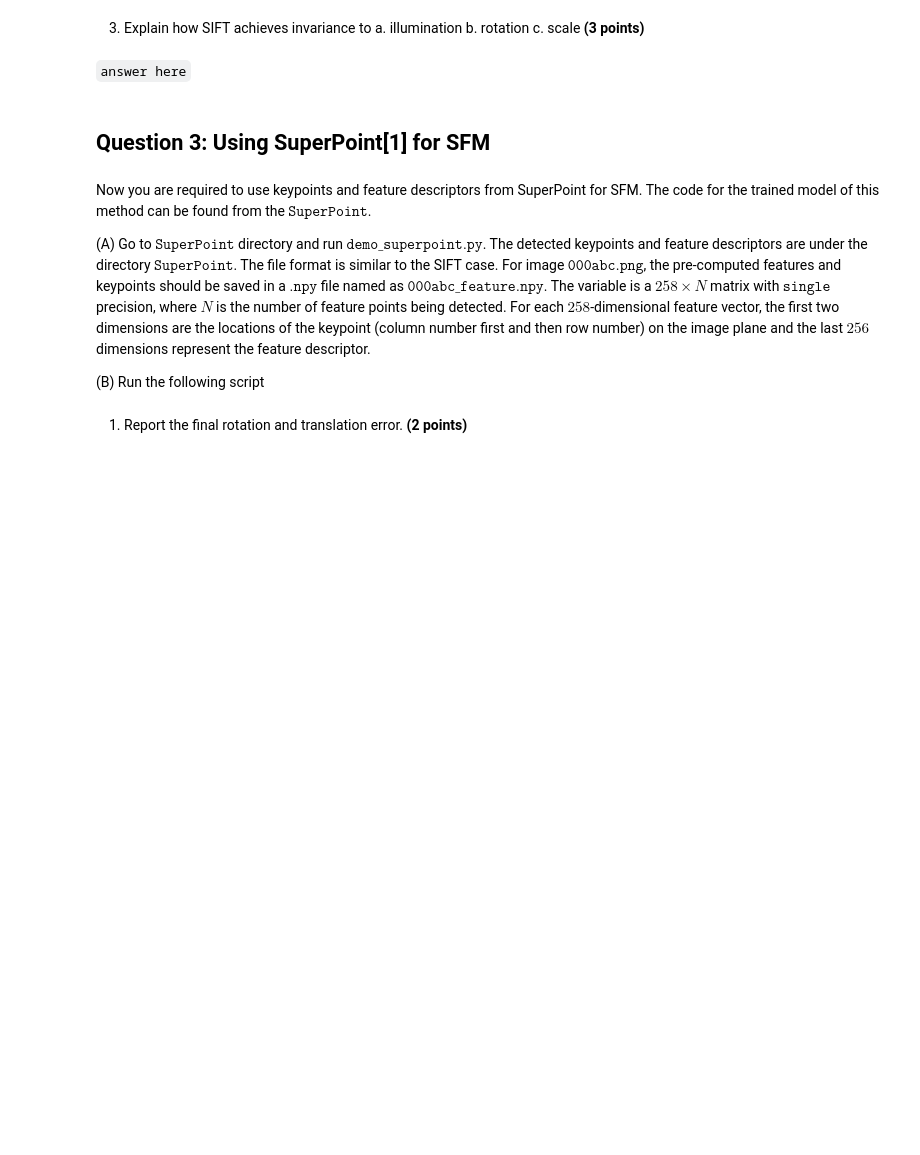
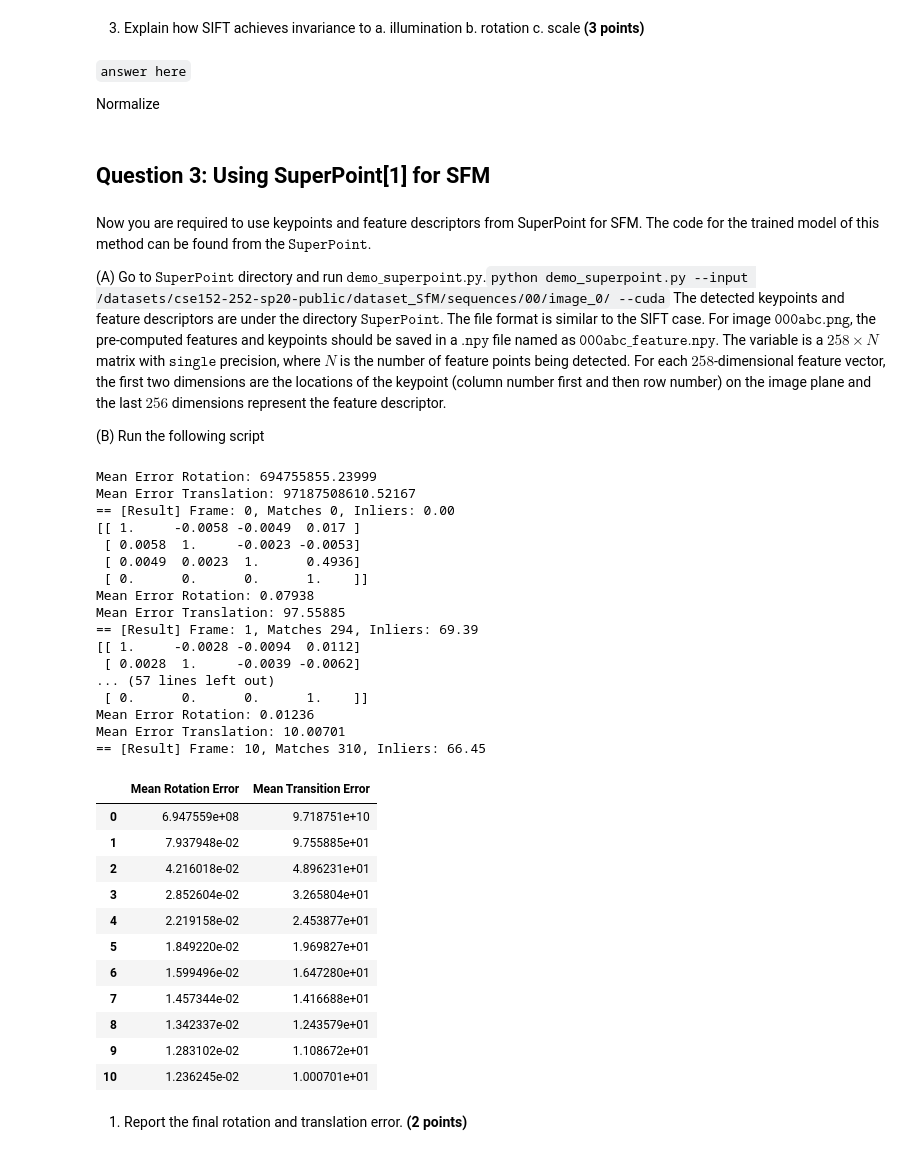
Before and after one commit to SatyamGaba/structure_from_motion, a Jupyter notebook: hw1-CSE252C.ipynb, the cells around one changed output. Drawn from its saved outputs; the diff is of its cells as text; code cells hidden in the pictures; blank space fills up the shorter version.

Commit message:
added df for error recording

```diff
--- a/hw1-CSE252C.ipynb
+++ b/hw1-CSE252C.ipynb
@@ -322,19 +368,51 @@ Next, answer the following questions:
  **(3 points)**
 # %% [markdown]
 ``answer here``
+
+Normalize
 # %% [markdown]
 ## Question 3: Using SuperPoint[1] for SFM
 # %% [markdown]
 Now you are required to use keypoints and feature descriptors from SuperPoint for SFM. The code for the trained model of this method can be found from the $\mathtt{SuperPoint}$.
 
-(A) Go to $\mathtt{SuperPoint}$ directory and run $\mathtt{demo\_superpoint.py}$. The detected keypoints and feature descriptors are under the directory $\mathtt{SuperPoint}$. The file format is similar to the SIFT case. For image $\mathtt{000abc.png}$, the pre-computed features and keypoints should be saved in a $\mathtt{.npy}$ file named as $\mathtt{000abc\_feature.npy}$. The variable is a $258\times N$ matrix with $\mathtt{single}$ precision, where $N$ is the number of feature points being detected. For each $258$-dimensional feature vector, the first two dimensions are the locations of the keypoint (column number first and then row number) on the image plane and the last $256$ dimensions represent the feature descriptor.
+(A) Go to $\mathtt{SuperPoint}$ directory and run $\mathtt{demo\_superpoint.py}$.`python demo_superpoint.py --input /datasets/cse152-252-sp20-public/dataset_SfM/sequences/00/image_0/ --cuda` The detected keypoints and feature descriptors are under the directory $\mathtt{SuperPoint}$. The file format is similar to the SIFT case. For image $\mathtt{000abc.png}$, the pre-computed features and keypoints should be saved in a $\mathtt{.npy}$ file named as $\mathtt{000abc\_feature.npy}$. The variable is a $258\times N$ matrix with $\mathtt{single}$ precision, where $N$ is the number of feature points being detected. For each $258$-dimensional feature vector, the first two dimensions are the locations of the keypoint (column number first and then row number) on the image plane and the last $256$ dimensions represent the feature descriptor.
 
 (B) Run the following script
 # %%
 import runFeature
 dataset_path = '/datasets/cse152-252-sp20-public/dataset_SfM'
 feature_dir = 'SuperPoint'
-runFeature.runSFM(dataset_path, feature_dir )
+errors_df=runFeature.runSFM(dataset_path, feature_dir )
+# %% [output]
+Mean Error Rotation: 694755855.23999
+Mean Error Translation: 97187508610.52167
+== [Result] Frame: 0, Matches 0, Inliers: 0.00
+[[ 1.     -0.0058 -0.0049  0.017 ]
+ [ 0.0058  1.     -0.0023 -0.0053]
+ [ 0.0049  0.0023  1.      0.4936]
+ [ 0.      0.      0.      1.    ]]
+Mean Error Rotation: 0.07938
+Mean Error Translation: 97.55885
+== [Result] Frame: 1, Matches 294, Inliers: 69.39
+[[ 1.     -0.0028 -0.0094  0.0112]
+ [ 0.0028  1.     -0.0039 -0.0062]
+... (57 lines left out)
+ [ 0.      0.      0.      1.    ]]
+Mean Error Rotation: 0.01236
+Mean Error Translation: 10.00701
+== [Result] Frame: 10, Matches 310, Inliers: 66.45
+|  | Mean Rotation Error | Mean Transition Error |
+| 0 | 6.947559e+08 | 9.718751e+10 |
+| 1 | 7.937948e-02 | 9.755885e+01 |
+| 2 | 4.216018e-02 | 4.896231e+01 |
+| 3 | 2.852604e-02 | 3.265804e+01 |
+| 4 | 2.219158e-02 | 2.453877e+01 |
+| 5 | 1.849220e-02 | 1.969827e+01 |
+| 6 | 1.599496e-02 | 1.647280e+01 |
+| 7 | 1.457344e-02 | 1.416688e+01 |
+| 8 | 1.342337e-02 | 1.243579e+01 |
+| 9 | 1.283102e-02 | 1.108672e+01 |
+| 10 | 1.236245e-02 | 1.000701e+01 |
 # %% [markdown]
 1. Report the final rotation and translation error. **(2 points)**
 # %% [markdown]
```
Also changed, not shown: parts of 12 cells of this notebook, 2 other files.
